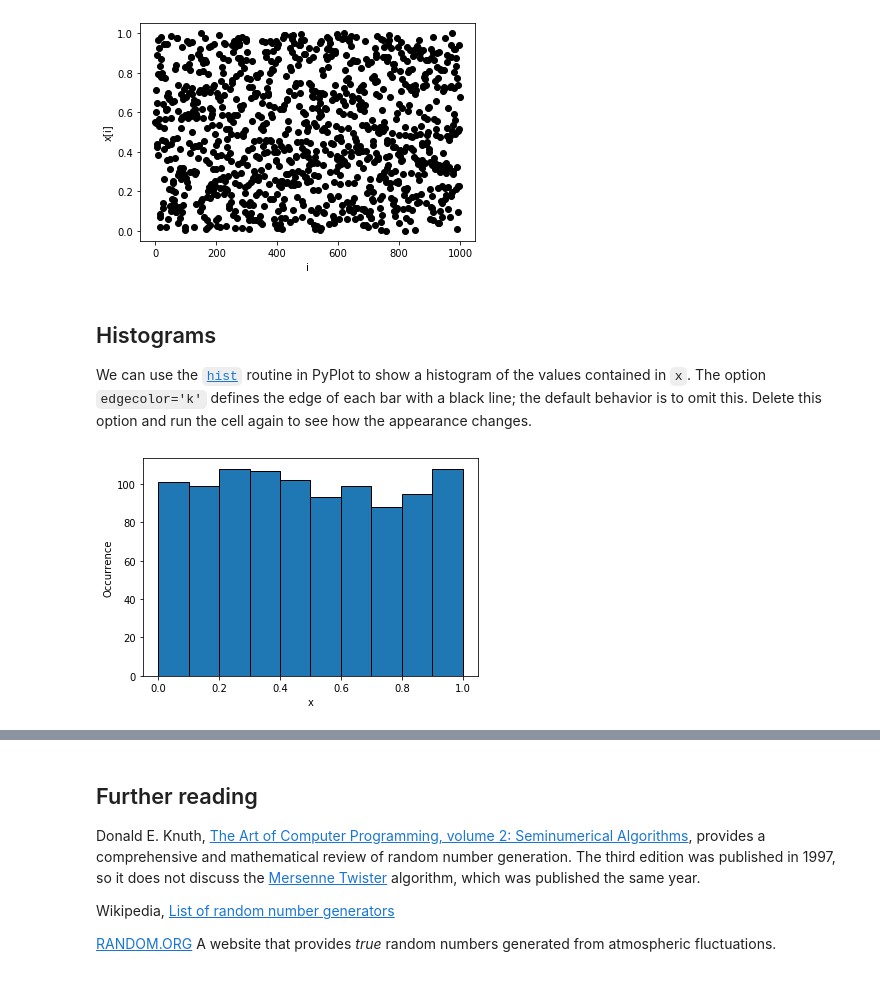
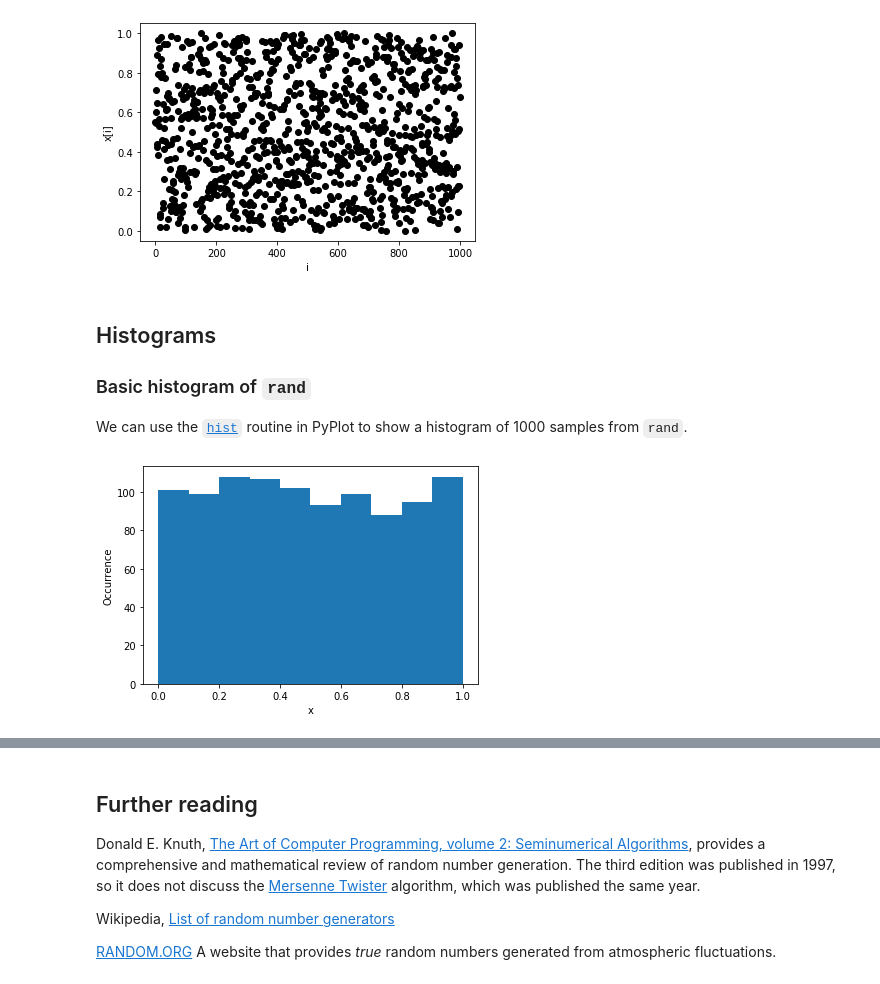
Before and after one commit to jsdodge/data-analysis-python, a Jupyter notebook: notebooks/1.0-Random-numbers.ipynb, the cells around one changed output, grey strips where cells are left out. Cells and saved outputs as stored; diff of their text form; code cells hidden in the pictures.

```diff
--- a/notebooks/1.0-Random-numbers.ipynb
+++ b/notebooks/1.0-Random-numbers.ipynb
@@ -232,10 +251,15 @@ plt.ylabel('x[i]');
 [figure]
 # %% [markdown]
 ## Histograms
-We can use the [`hist`](https://matplotlib.org/api/_as_gen/matplotlib.pyplot.hist.html) routine in PyPlot to show a histogram of the values contained in `x`. The option `edgecolor='k'` defines the edge of each bar with a black line; the default behavior is to omit this. Delete this option and run the cell again to see how the appearance changes.
+### Basic histogram of `rand`
+We can use the [`hist`](https://matplotlib.org/api/_as_gen/matplotlib.pyplot.hist.html) routine in PyPlot to show a histogram of 1000 samples from `rand`.
 # %%
-plt.hist(x, edgecolor='k')
+N = 1000
+random.seed(0)
+x = random.rand(N)
+
+plt.hist(x)
 plt.xlabel('x')
 plt.ylabel('Occurrence');
 # %% [output]
-[figure, old version]
+[figure, new version]
```
Also changed, not shown: parts of 36 cells of this notebook, 1 other file.
